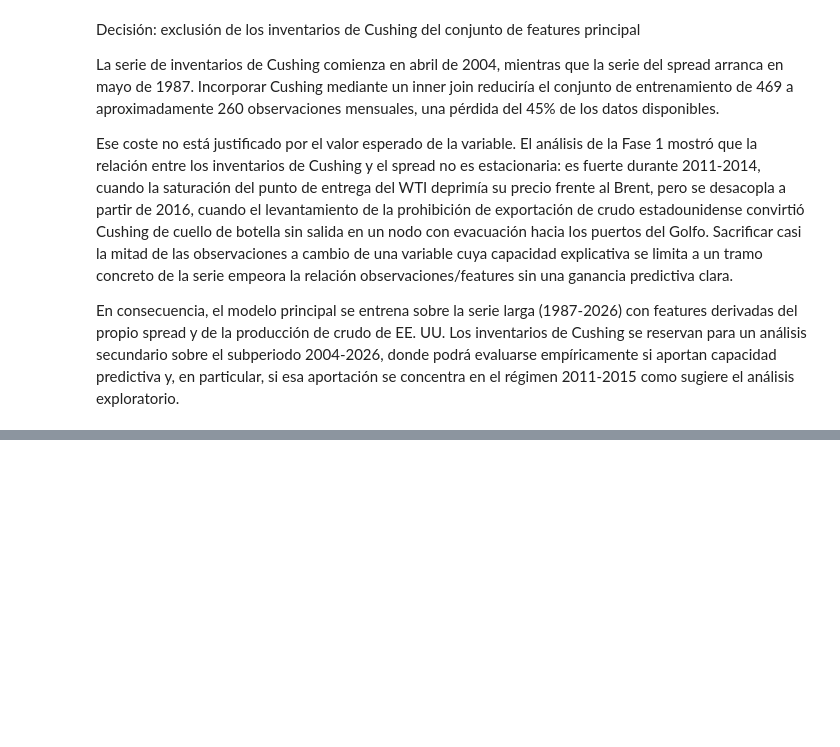
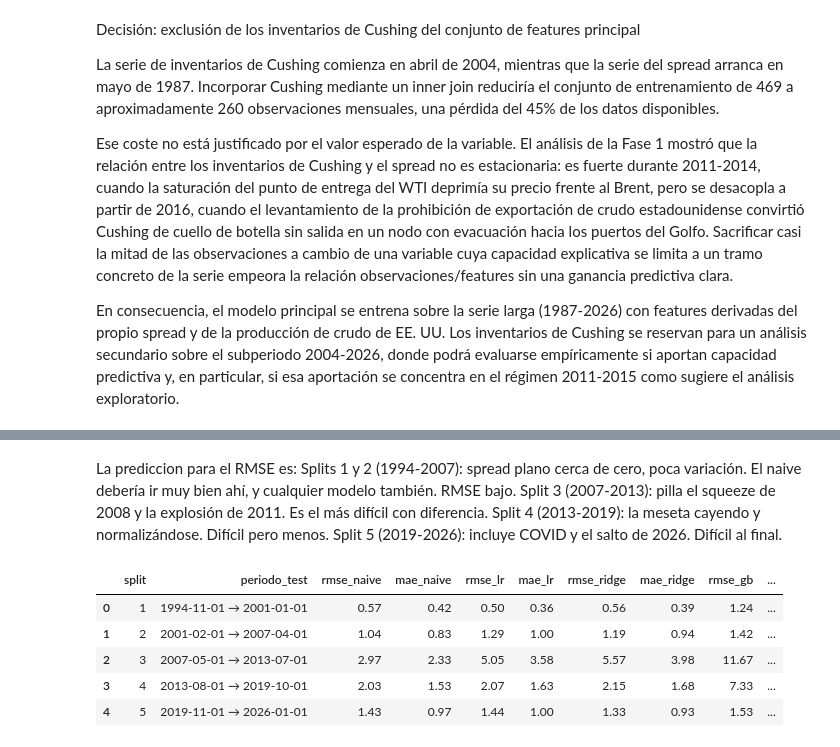
Before and after one commit to marcazlor/oganalytics, a Jupyter notebook: notebooks/01_data_exploration.ipynb, the cells around one changed output, grey strips where cells are left out. Drawn from its saved outputs; the diff is of its cells as text; code cells hidden in the pictures; blank space fills up the shorter version.

```diff
--- a/notebooks/01_data_exploration.ipynb
+++ b/notebooks/01_data_exploration.ipynb
@@ -519,0 +605,70 @@ usa_features
+# %% [markdown]
+La prediccion para el RMSE es:
+Splits 1 y 2 (1994-2007): spread plano cerca de cero, poca variación. El naive debería ir muy bien ahí, y cualquier modelo también. RMSE bajo.
+Split 3 (2007-2013): pilla el squeeze de 2008 y la explosión de 2011. Es el más difícil con diferencia.
+Split 4 (2013-2019): la meseta cayendo y normalizándose. Difícil pero menos.
+Split 5 (2019-2026): incluye COVID y el salto de 2026. Difícil al final.
+# %%
+from sklearn.linear_model import LinearRegression, Ridge
+from sklearn.pipeline import Pipeline
+from sklearn.preprocessing import StandardScaler
+from sklearn.ensemble import GradientBoostingRegressor
+from xgboost import XGBRegressor
+
+import pandas as pd
+
+resultados = []
+
+for i, (train_index, test_index) in enumerate(split.split(X)):
+    # Separar train y test con los índices del split
+    X_train, X_test = X.iloc[train_index], X.iloc[test_index]
+    y_train, y_test = y.iloc[train_index], y.iloc[test_index]
+
+    # Baseline naive: predecir que el spread no cambia
+    pred_naive = X_test['spread']
+
+    # Regresión lineal
+    modelo_lr = LinearRegression()
+    modelo_lr.fit(X_train, y_train)
+    pred_lr = modelo_lr.predict(X_test)
+
+    # Ridge
+    modelo_ridge =  Pipeline([('scaler', StandardScaler()), ('ridge', Ridge(alpha=100))])
+    modelo_ridge.fit(X_train, y_train)
+    pred_ridge = modelo_ridge.predict(X_test)
+
+    # Gradient Boosting
+    modelo_gb = GradientBoostingRegressor(n_estimators=100, learning_rate=0.1, random_state=42)
+    modelo_gb.fit(X_train, y_train)
+    pred_gb = modelo_gb.predict(X_test)
+
+    # XGBRegressor
+    modelo_xgb = XGBRegressor(n_estimators=100, learning_rate=0.1, random_state=42)
+    modelo_xgb.fit(X_train, y_train)
+    pred_xgb = modelo_xgb.predict(X_test)
+
+    # Guardar métricas
+    resultados.append({
+        'split': i + 1,
+        'periodo_test': f"{X.index[test_index[0]].date()} → {X.index[test_index[-1]].date()}",
+        'rmse_naive': np.sqrt(mean_squared_error(y_test, pred_naive)),
+        'mae_naive': mean_absolute_error(y_test, pred_naive),
+        'rmse_lr': np.sqrt(mean_squared_error(y_test, pred_lr)),
+        'mae_lr': mean_absolute_error(y_test, pred_lr),
+        'rmse_ridge': np.sqrt(mean_squared_error(y_test, pred_ridge)),
+        'mae_ridge': mean_absolute_error(y_test, pred_ridge),
+        'rmse_gb': np.sqrt(mean_squared_error(y_test, pred_gb)),
+        'mae_gb': mean_absolute_error(y_test, pred_gb),
+        'rmse_xgb': np.sqrt(mean_squared_error(y_test, pred_xgb)),
+        'mae_xgb': mean_absolute_error(y_test, pred_xgb),
+    })
+
+resultados_df = pd.DataFrame(resultados)
+resultados_df
+# %% [output]
+|  | split | periodo_test | rmse_naive | mae_naive | rmse_lr | mae_lr | rmse_ridge | mae_ridge | rmse_gb | ... |
+| 0 | 1 | 1994-11-01 → 2001-01-01 | 0.57 | 0.42 | 0.50 | 0.36 | 0.56 | 0.39 | 1.24 | ... |
+| 1 | 2 | 2001-02-01 → 2007-04-01 | 1.04 | 0.83 | 1.29 | 1.00 | 1.19 | 0.94 | 1.42 | ... |
+| 2 | 3 | 2007-05-01 → 2013-07-01 | 2.97 | 2.33 | 5.05 | 3.58 | 5.57 | 3.98 | 11.67 | ... |
+| 3 | 4 | 2013-08-01 → 2019-10-01 | 2.03 | 1.53 | 2.07 | 1.63 | 2.15 | 1.68 | 7.33 | ... |
+| 4 | 5 | 2019-11-01 → 2026-01-01 | 1.43 | 0.97 | 1.44 | 1.00 | 1.33 | 0.93 | 1.53 | ... |
```
Also changed, not shown: parts of 17 cells of this notebook.
